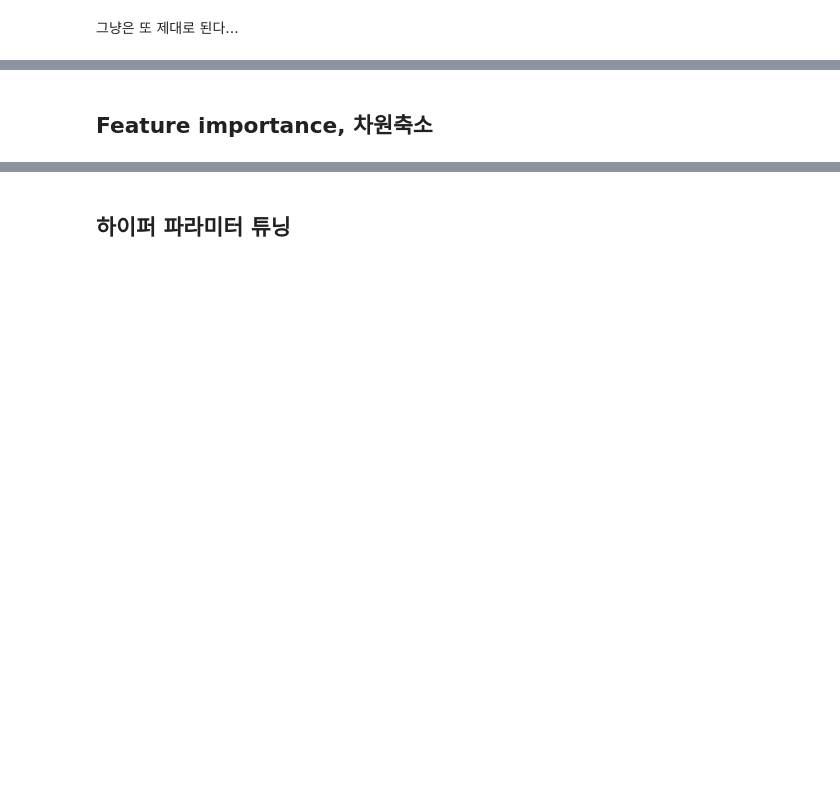
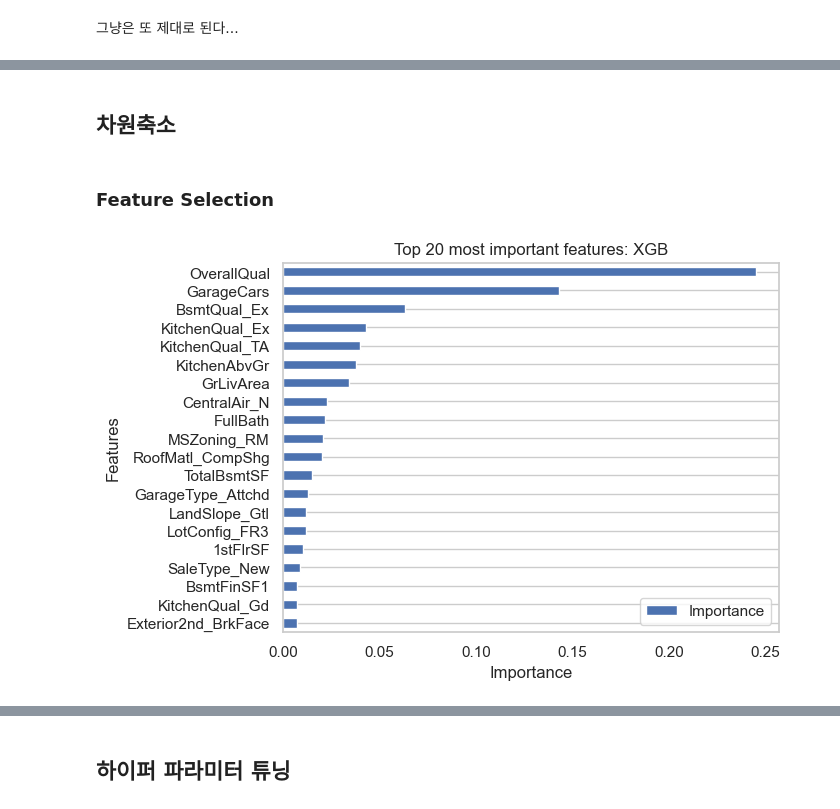
Before and after one commit to Usunwoo/kaggle-house_price, a Jupyter notebook: house_price.ipynb, the cells around one changed output, grey strips where cells are left out. Saved outputs shown, nothing was run; the diff lists cells and outputs as text; code cells hidden in the pictures; blank space fills up the shorter version.

```diff
--- a/house_price.ipynb
+++ b/house_price.ipynb
@@ -1525,2 +1519,2 @@ array([11428988.64532278, 44437046.04544513, 16677792.78664699,
 # %% [markdown]
-## Feature importance, 차원축소
+## 차원축소
@@ -1530,0 +1521,24 @@ array([11428988.64532278, 44437046.04544513, 16677792.78664699,
+# %% [markdown]
+### Feature Selection
+# %%
+# 중요도를 보는 함수를 만듭니다.
+def importance_plotting(data, xlabel, ylabel, title, n=20):
+    sns.set(style="whitegrid")
+    ax = data.tail(n).plot(kind='barh')
+
+    ax.set(title=title, xlabel=xlabel, ylabel=ylabel)
+    ax.xaxis.grid(False)
+    ax.yaxis.grid(True)
+    plt.show()
+# %%
+# 데이터 프레임에 항목 중요도를 넣습니다.
+fi = {'Features':train_X.columns.tolist(), 'Importance':models.get('xgb').feature_importances_}
+importance = pd.DataFrame(fi, index=fi['Features']).sort_values('Importance', ascending=True)
+# %%
+# 그래프 제목
+title = 'Top 20 most important features: XGB'
+
+# 그래프 그리기
+importance_plotting(importance, 'Importance', 'Features', title, 20)
+# %% [output]
+[figure, added]
```
Also changed, not shown: parts of 52 cells of this notebook.
